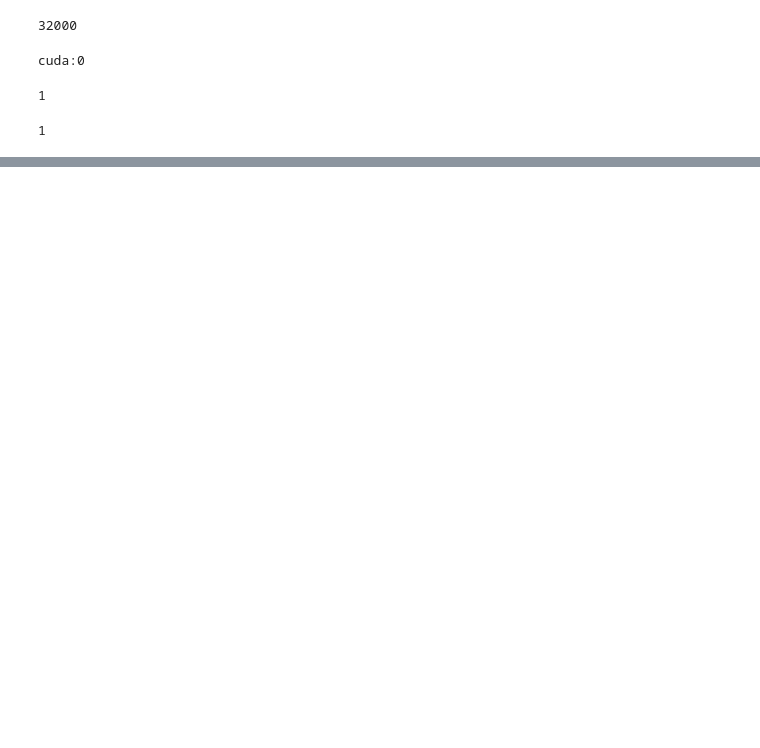
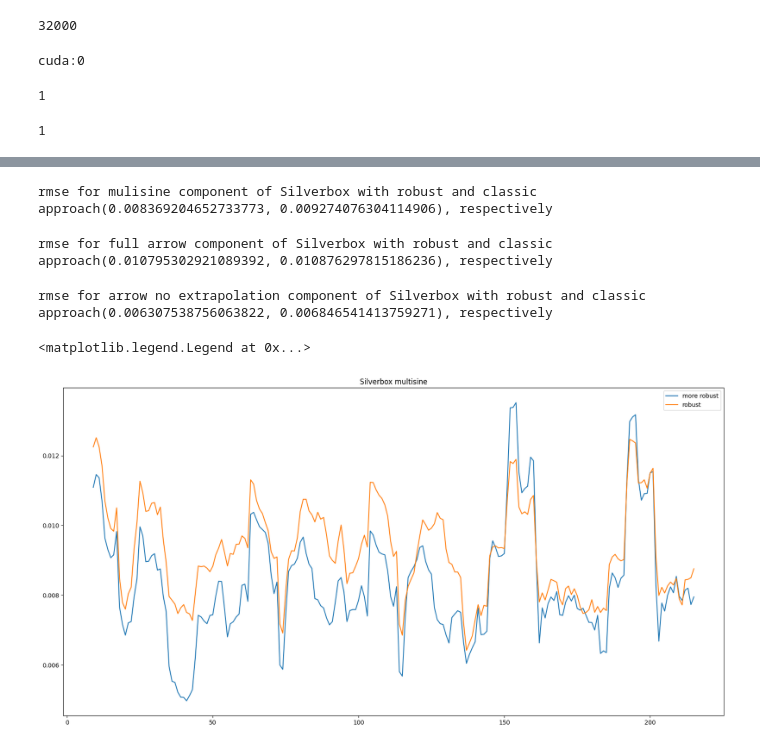
Before and after one commit to mattrufolo/sysid-robust-transformer, a Jupyter notebook: test_sim_wh_active_bench.ipynb, the cells around one changed output, grey strips where cells are left out. Cells and saved outputs as stored; diff of their text form; code cells hidden in the pictures; blank space fills up the shorter version.

```diff
--- a/test_sim_wh_active_bench.ipynb
+++ b/test_sim_wh_active_bench.ipynb
@@ -124,7 +124,7 @@ b = 216
 b2 = 404
 b3 = 319
 
-b_train = 1
+b_train = 162
 
 
 train_val_y,train_val_u,test_u_1, test_y_1 = torch.tensor(train_val_y).view(1,ctx_length,1),torch.tensor(train_val_u).view(1,ctx_length,1),torch.tensor(test_u_1).view(1,n_query1,1),torch.tensor(test_y_1).view(1,n_query1,1)
@@ -2530,0 +325,43 @@ plt.show()
+# %%
+#Silverbox2_fixingcontext_overquery_arrowfull
+skip = 0
+rmse1 = metrics.rmse_test(test_y_1, estimate_mean_y_1, time_axis=2)
+rmse1_2 = metrics.rmse_test(test_y_1, estimate_mean_y_1_2, time_axis=2)
+# rmse3 = metrics.rmse_test(test_y_1, estimate_mean_y_1_3, time_axis=2)
+
+
+print(f"rmse for mulisine component of Silverbox with robust and classic approach{rmse1.mean(),rmse1_2.mean()}, respectively")
+# %% [output]
+rmse for mulisine component of Silverbox with robust and classic approach(0.008369204652733773, 0.009274076304114906), respectively
+# %%
+#Silverbox2_fixingcontext_overquery_arrowfull
+skip = 0
+rmse2 = metrics.rmse_test(test_y_2, estimate_mean_y_2, time_axis=2)
+rmse2_2 = metrics.rmse_test(test_y_2, estimate_mean_y_2_2, time_axis=2)
+# rmse3 = metrics.rmse_test(test_y_1, estimate_mean_y_1_3, time_axis=2)
+
+
+print(f"rmse for full arrow component of Silverbox with robust and classic approach{rmse2.mean(),rmse2_2.mean()}, respectively")
+# %% [output]
+rmse for full arrow component of Silverbox with robust and classic approach(0.010795302921089392, 0.010876297815186236), respectively
+# %%
+#Silverbox2_fixingcontext_overquery_arrowfull
+skip = 0
+rmse3 = metrics.rmse_test(test_y_3, estimate_mean_y_3, time_axis=2)
+rmse3_2 = metrics.rmse_test(test_y_3, estimate_mean_y_3_2, time_axis=2)
+# rmse3 = metrics.rmse_test(test_y_1, estimate_mean_y_1_3, time_axis=2)
+
+print(f"rmse for arrow no extrapolation component of Silverbox with robust and classic approach{rmse3.mean(),rmse3_2.mean()}, respectively")
+# %% [output]
+rmse for arrow no extrapolation component of Silverbox with robust and classic approach(0.006307538756063822, 0.006846541413759271), respectively
+# %%
+import pandas as pd
+plt.figure(figsize=(20,10))
+plt.plot(np.arange(b),pd.Series(rmse1.mean(axis = 1).squeeze(-1)).rolling(10).mean(), label = 'more robust')
+plt.plot(np.arange(b),pd.Series(rmse1_2.mean(axis = 1).squeeze(-1)).rolling(10).mean(), label = 'robust')
+# plt.plot(np.arange(404),pd.Series(rmse3.mean(axis = 1).squeeze(-1)).rolling(10).mean(), label = 'classic')
+plt.title("Silverbox multisine")
+plt.legend()
+# %% [output]
+<matplotlib.legend.Legend at 0x...>
+[figure, added]
```
Also changed, not shown: parts of 226 cells of this notebook, 3 other files.
